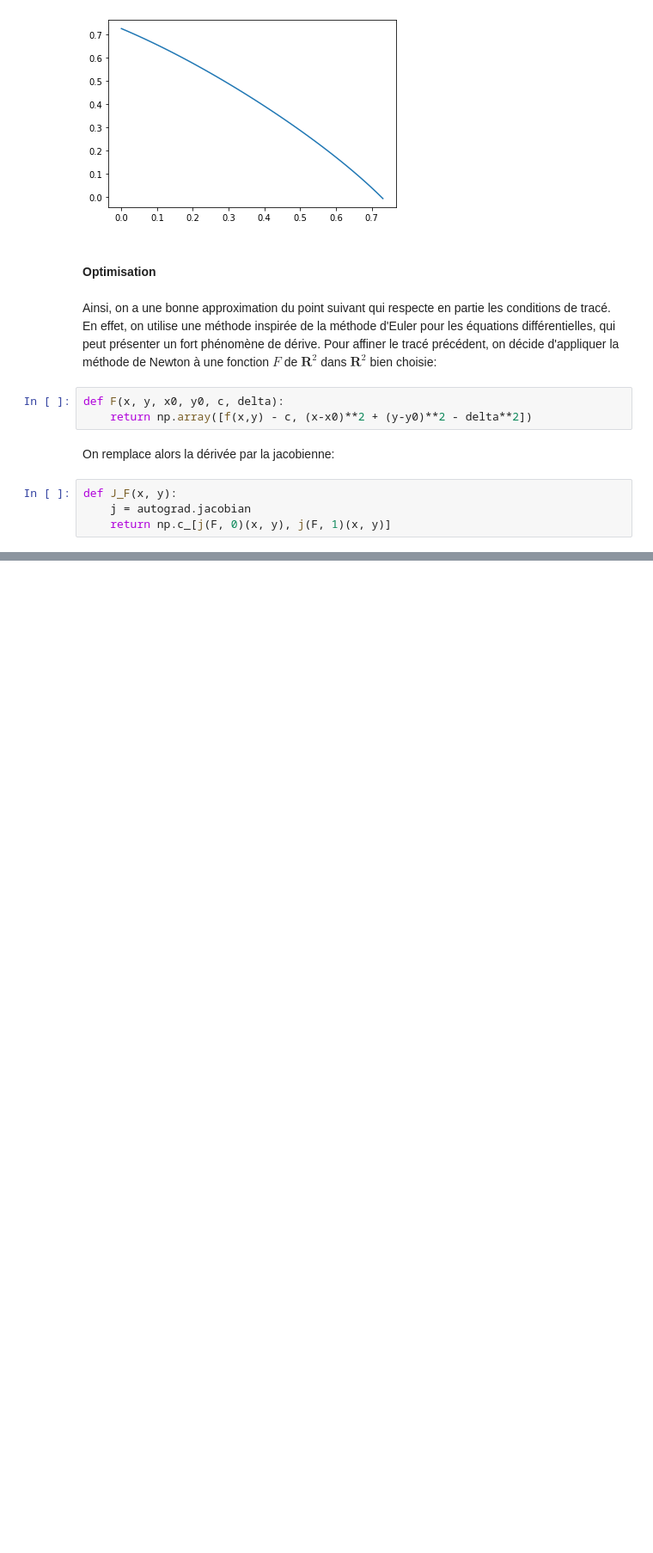
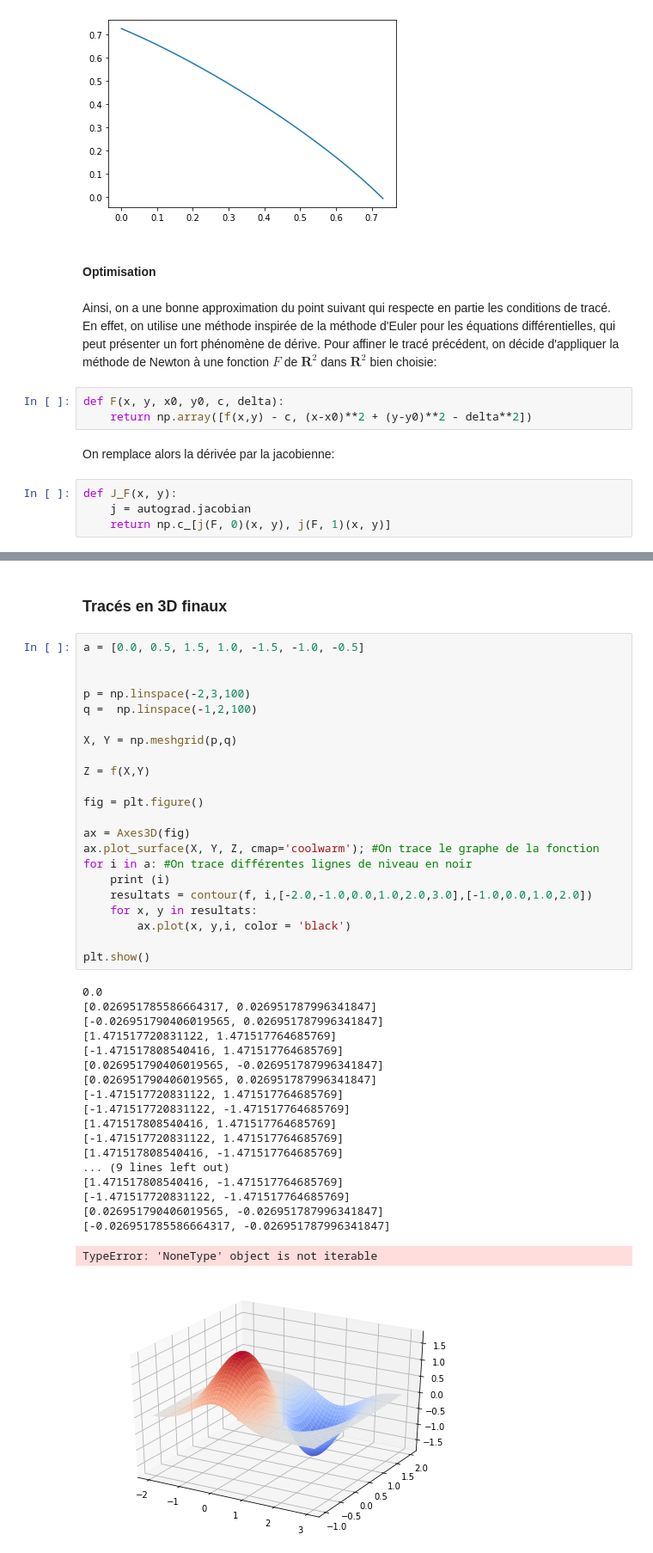
Before and after one commit to lmoeneclaey/Projet_Maths_Info, a Jupyter notebook: Projet_Maths_Info.ipynb, the cells around one changed output, grey strips where cells are left out. Shown at 86% size. Saved outputs shown, nothing was run; the diff lists cells and outputs as text; blank space fills up the shorter version.

Commit message:
'contour_complexe'

```diff
--- a/Projet_Maths_Info.ipynb
+++ b/Projet_Maths_Info.ipynb
@@ -117,0 +201,44 @@ def J_F(x, y):
+# %% [markdown]
+### Tracés en 3D finaux
+# %%
+a = [0.0, 0.5, 1.5, 1.0, -1.5, -1.0, -0.5]
+
+
+p = np.linspace(-2,3,100)
+q =  np.linspace(-1,2,100)
+
+X, Y = np.meshgrid(p,q)
+
+Z = f(X,Y)
+
+fig = plt.figure()
+
+ax = Axes3D(fig)
+ax.plot_surface(X, Y, Z, cmap='coolwarm'); #On trace le graphe de la fonction
+for i in a: #On trace différentes lignes de niveau en noir
+    print (i)
+    resultats = contour(f, i,[-2.0,-1.0,0.0,1.0,2.0,3.0],[-1.0,0.0,1.0,2.0])
+    for x, y in resultats:
+        ax.plot(x, y,i, color = 'black')
+
+plt.show()
+# %% [output]
+0.0
+[0.026951785586664317, 0.026951787996341847]
+[-0.026951790406019565, 0.026951787996341847]
+[1.471517720831122, 1.471517764685769]
+[-1.471517808540416, 1.471517764685769]
+[0.026951790406019565, -0.026951787996341847]
+[0.026951790406019565, 0.026951787996341847]
+[-1.471517720831122, 1.471517764685769]
+[-1.471517720831122, -1.471517764685769]
+[1.471517808540416, 1.471517764685769]
+[-1.471517720831122, 1.471517764685769]
+[1.471517808540416, -1.471517764685769]
+... (9 lines left out)
+[1.471517808540416, -1.471517764685769]
+[-1.471517720831122, -1.471517764685769]
+[0.026951790406019565, -0.026951787996341847]
+[-0.026951785586664317, -0.026951787996341847]
+TypeError: 'NoneType' object is not iterable
+[figure, added]
```
Also changed, not shown: parts of 6 cells of this notebook.
